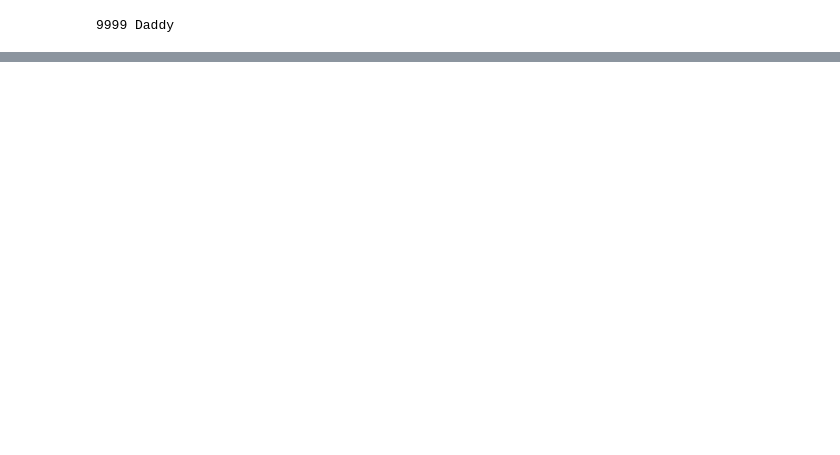
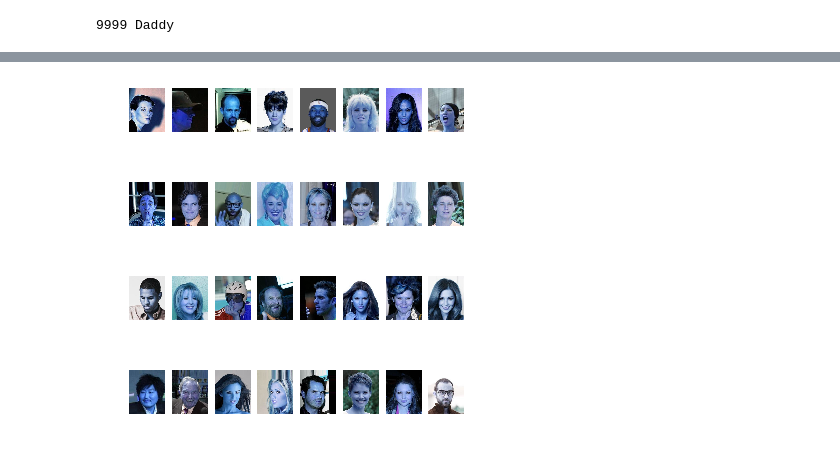
Before and after one commit to dtimokhi/Edge-DCGAN, a Jupyter notebook: keras_fix.ipynb, the cells around one changed output, grey strips where cells are left out. Saved outputs shown, nothing was run; the diff lists cells and outputs as text; code cells hidden in the pictures; blank space fills up the shorter version.

```diff
--- a/keras_fix.ipynb
+++ b/keras_fix.ipynb
@@ -183,0 +240,14 @@ import matplotlib.pyplot as plt
+# %%
+n = 0
+for i in range(4):
+    for j in range(8):
+        plt.subplot(4,8,n+1)
+        plt.imshow((im_dat[n]))
+        plt.axis('off')
+        n = n+1
+    plt.show()
+# %% [output]
+[figure, added]
+[figure, added]
+[figure, added]
+[figure, added]
```
Also changed, not shown: parts of 43 cells of this notebook.
